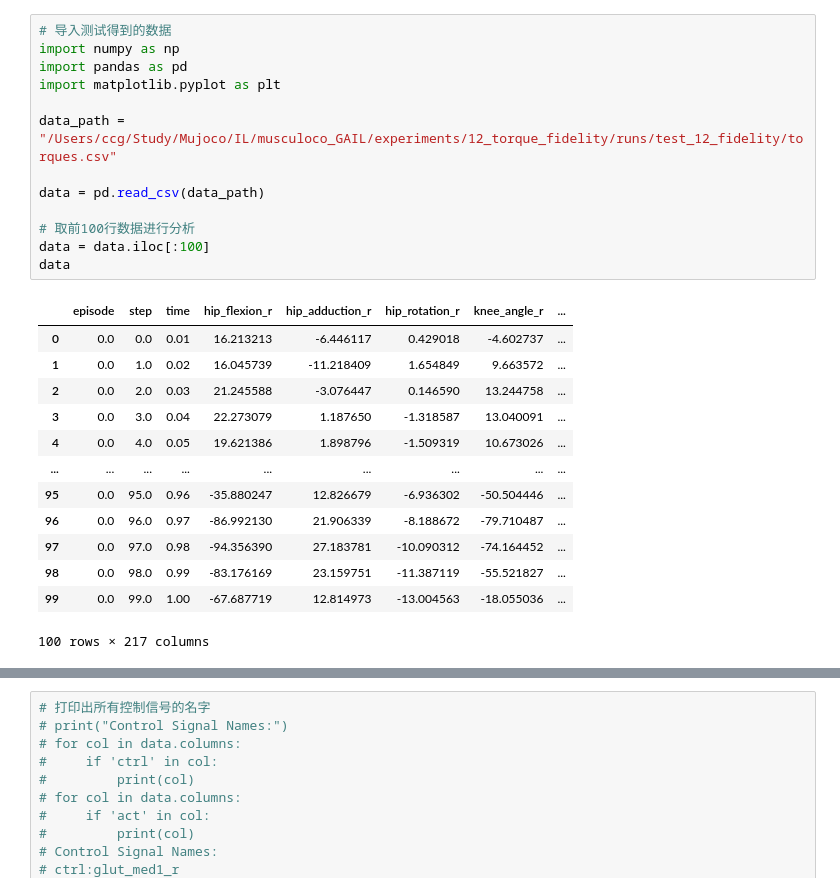
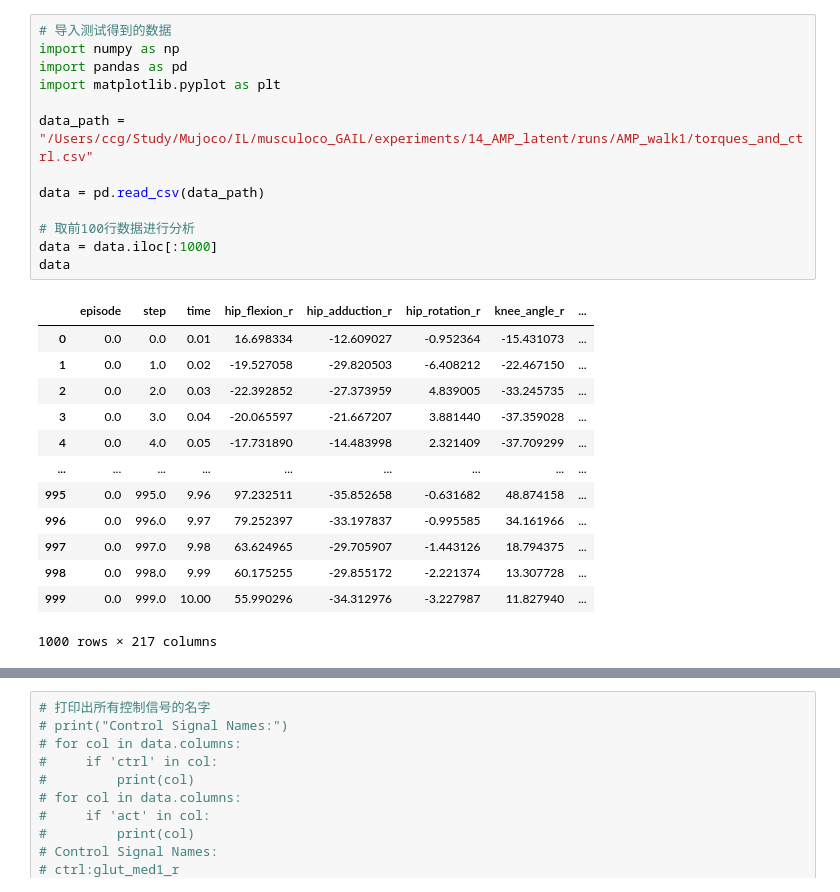
Before and after one commit to LnCreate/Musculoco_il, a Jupyter notebook: experiments/eval/analysis_data.ipynb, the cells around one changed output, grey strips where cells are left out. Drawn from its saved outputs; the diff is of its cells as text.

```diff
--- a/experiments/eval/analysis_data.ipynb
+++ b/experiments/eval/analysis_data.ipynb
@@ -1,30 +1,30 @@
 # %%
 # 导入测试得到的数据
 import numpy as np
 import pandas as pd
 import matplotlib.pyplot as plt
 
-data_path = "/Users/ccg/Study/Mujoco/IL/musculoco_GAIL/experiments/12_torque_fidelity/runs/test_12_fidelity/torques.csv"
+data_path = "/Users/ccg/Study/Mujoco/IL/musculoco_GAIL/experiments/14_AMP_latent/runs/AMP_walk1/torques_and_ctrl.csv"
 
 data = pd.read_csv(data_path)
 
 # 取前100行数据进行分析
-data = data.iloc[:100]
+data = data.iloc[:1000]
 data
 # %% [output]
 |  | episode | step | time | hip_flexion_r | hip_adduction_r | hip_rotation_r | knee_angle_r | ... |
-| 0 | 0.0 | 0.0 | 0.01 | 16.213213 | -6.446117 | 0.429018 | -4.602737 | ... |
-| 1 | 0.0 | 1.0 | 0.02 | 16.045739 | -11.218409 | 1.654849 | 9.663572 | ... |
-| 2 | 0.0 | 2.0 | 0.03 | 21.245588 | -3.076447 | 0.146590 | 13.244758 | ... |
-| 3 | 0.0 | 3.0 | 0.04 | 22.273079 | 1.187650 | -1.318587 | 13.040091 | ... |
-| 4 | 0.0 | 4.0 | 0.05 | 19.621386 | 1.898796 | -1.509319 | 10.673026 | ... |
+| 0 | 0.0 | 0.0 | 0.01 | 16.698334 | -12.609027 | -0.952364 | -15.431073 | ... |
+| 1 | 0.0 | 1.0 | 0.02 | -19.527058 | -29.820503 | -6.408212 | -22.467150 | ... |
+| 2 | 0.0 | 2.0 | 0.03 | -22.392852 | -27.373959 | 4.839005 | -33.245735 | ... |
+| 3 | 0.0 | 3.0 | 0.04 | -20.065597 | -21.667207 | 3.881440 | -37.359028 | ... |
+| 4 | 0.0 | 4.0 | 0.05 | -17.731890 | -14.483998 | 2.321409 | -37.709299 | ... |
 | ... | ... | ... | ... | ... | ... | ... | ... | ... |
-| 95 | 0.0 | 95.0 | 0.96 | -35.880247 | 12.826679 | -6.936302 | -50.504446 | ... |
-| 96 | 0.0 | 96.0 | 0.97 | -86.992130 | 21.906339 | -8.188672 | -79.710487 | ... |
-| 97 | 0.0 | 97.0 | 0.98 | -94.356390 | 27.183781 | -10.090312 | -74.164452 | ... |
-| 98 | 0.0 | 98.0 | 0.99 | -83.176169 | 23.159751 | -11.387119 | -55.521827 | ... |
-| 99 | 0.0 | 99.0 | 1.00 | -67.687719 | 12.814973 | -13.004563 | -18.055036 | ... |
+| 995 | 0.0 | 995.0 | 9.96 | 97.232511 | -35.852658 | -0.631682 | 48.874158 | ... |
+| 996 | 0.0 | 996.0 | 9.97 | 79.252397 | -33.197837 | -0.995585 | 34.161966 | ... |
+| 997 | 0.0 | 997.0 | 9.98 | 63.624965 | -29.705907 | -1.443126 | 18.794375 | ... |
+| 998 | 0.0 | 998.0 | 9.99 | 60.175255 | -29.855172 | -2.221374 | 13.307728 | ... |
+| 999 | 0.0 | 999.0 | 10.00 | 55.990296 | -34.312976 | -3.227987 | 11.827940 | ... |
-100 rows × 217 columns
+1000 rows × 217 columns
 # %%
 # 画出各个关节的角度曲线,在 CSV 中以 q:joint_name命名。左右腿的同一个关节的角度画在同一张图上
 joint_names = ['hip_flexion_r', 'knee_angle_r', 'ankle_angle_r', 'hip_flexion_l', 'knee_angle_l', 'ankle_angle_l']
```
Also changed, not shown: parts of 5 cells of this notebook, 8 other files.
